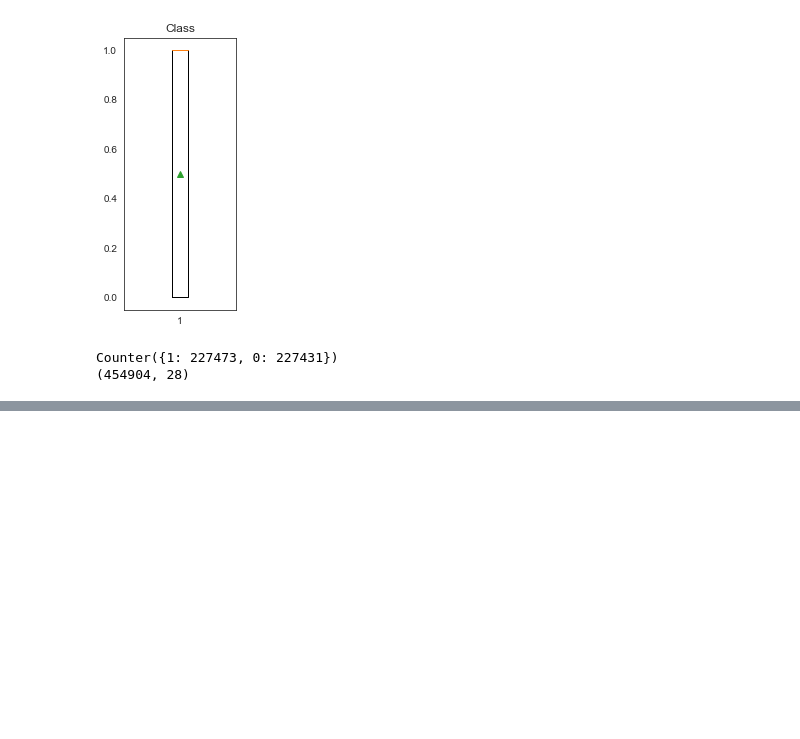
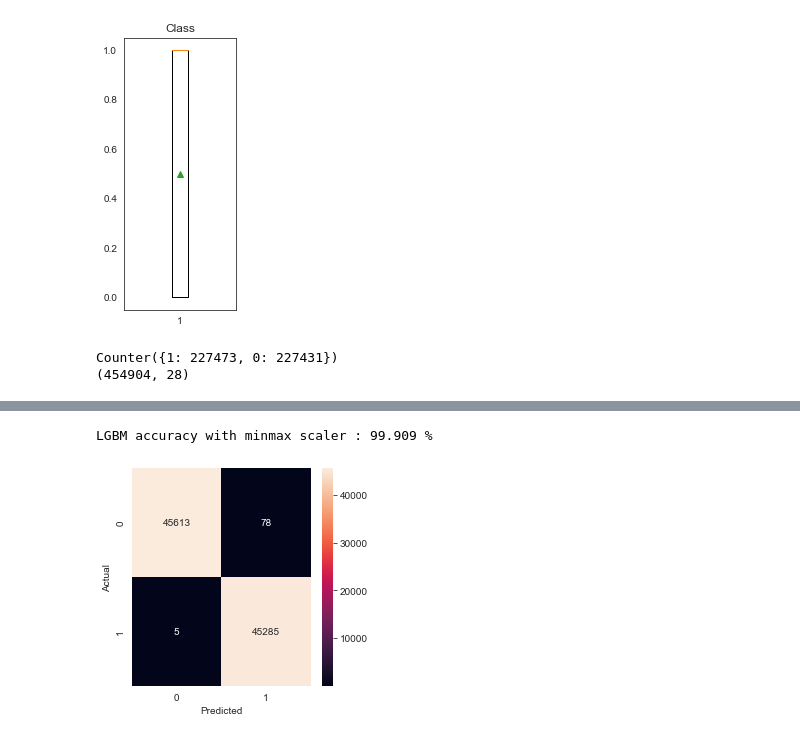
Before and after one commit to Preranapagar/ML_Projects, a Jupyter notebook: Project/Credit Card Fraud Detection/fraud_detection_2023.ipynb, the cells around one changed output, grey strips where cells are left out. Saved outputs shown, nothing was run; the diff lists cells and outputs as text; code cells hidden in the pictures; blank space fills up the shorter version.

```diff
--- a/Project/Credit Card Fraud Detection/fraud_detection_2023.ipynb
+++ b/Project/Credit Card Fraud Detection/fraud_detection_2023.ipynb
@@ -210,0 +256,23 @@ x_train_fun = pd.DataFrame(x_train_fun)
+# %%
+#with minmax_scaler
+x_train_minmax_scaler, x_val_minmax_scaler, y_train_minmax_scaler, y_val_minmax_scaler = train_test_split(x_train_minmax,
+                                                                                                          y_train,
+                                                                                                          test_size=0.2,
+                                                                                                          random_state=2020
+                                                                                                        )
+LGBM = LGBMClassifier()
+LGBM.fit(x_train_minmax_scaler, y_train_minmax_scaler)
+y_pred_LGBM_minmax = LGBM.predict(x_val_minmax_scaler)
+LGBM_accuracy_minmax = accuracy_score(y_val_minmax_scaler,y_pred_LGBM_minmax)
+print("LGBM accuracy with minmax scaler :", round(LGBM_accuracy_minmax*100,3),'%')
+
+cm = confusion_matrix(y_val_minmax_scaler, y_pred_LGBM_minmax)
+
+plt.figure(figsize=(4,4))
+sns.heatmap(cm, annot=True, fmt='.0f')
+plt.xlabel('Predicted')
+plt.ylabel('Actual')
+plt.show()
+# %% [output]
+LGBM accuracy with minmax scaler : 99.909 %
+[figure, added]
```
Also changed, not shown: parts of 10 cells of this notebook.
